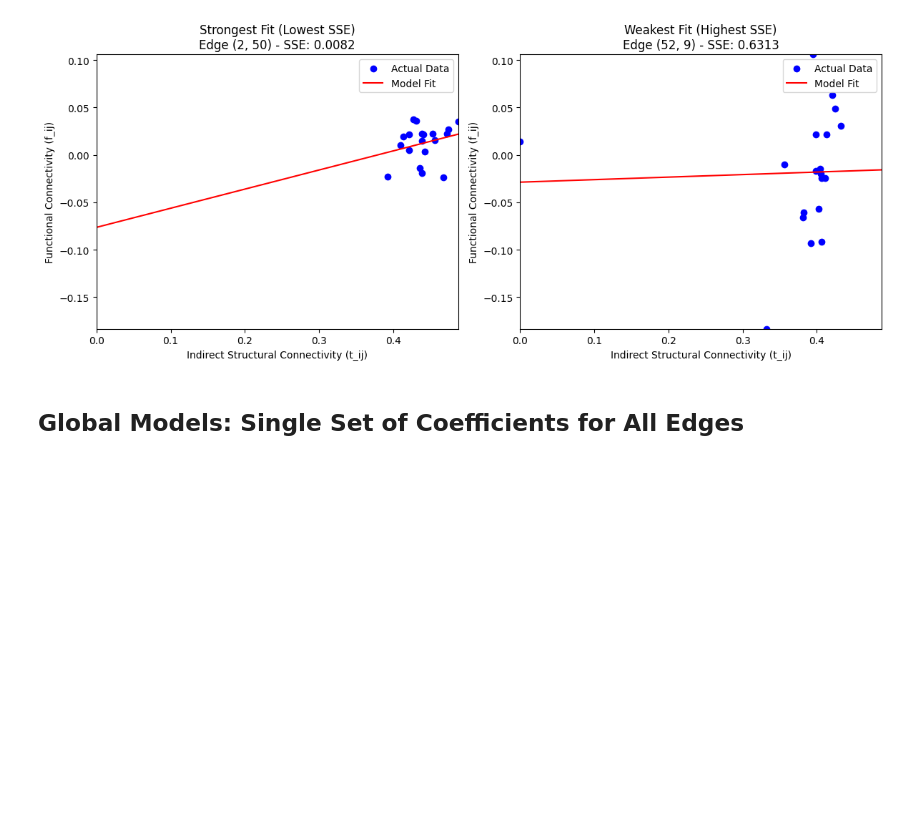
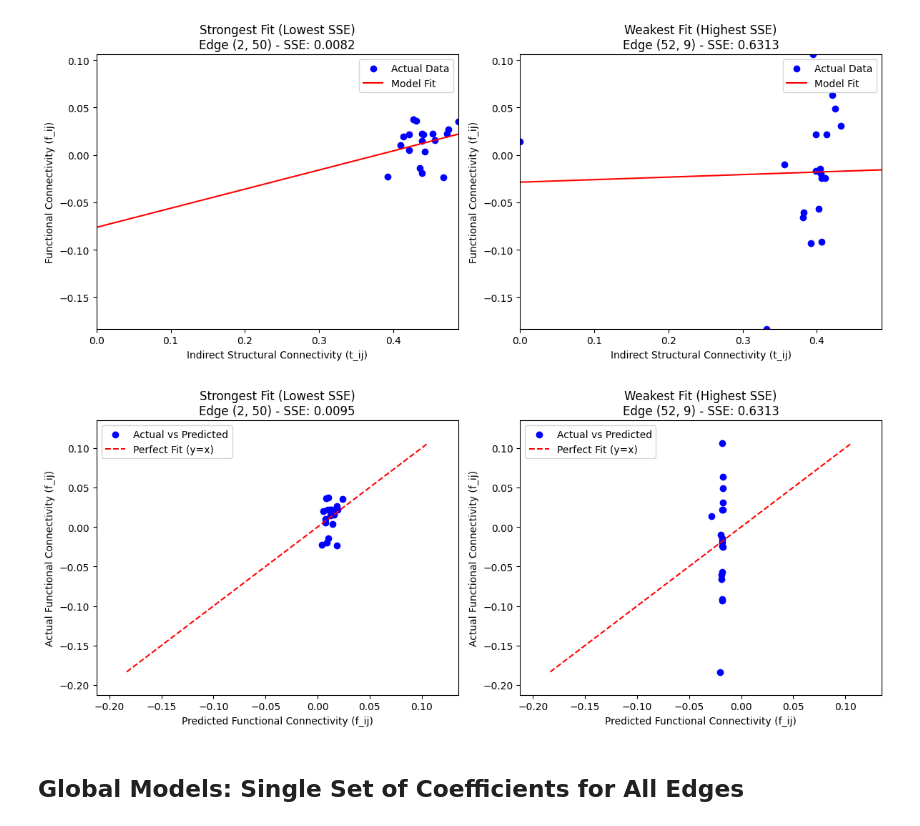
Before and after one commit to JamesHLS/Connectomes, a Jupyter notebook: Task2_3.ipynb, the cells around one changed output. Saved outputs shown, nothing was run; the diff lists cells and outputs as text; code cells hidden in the pictures; blank space fills up the shorter version.

```diff
--- a/Task2_3.ipynb
+++ b/Task2_3.ipynb
@@ -406,6 +415,91 @@ else:
     plt.show()
 # %% [output]
 [figure]
+# %%
+# Get common keys present in both results and SSE for consistency
+common_keys_model5 = set(model5_results.keys()) & set(sse_model5.keys())
+
+# Filter sse_model5 to only include common keys
+filtered_sse_model5 = {k: sse_model5[k] for k in common_keys_model5}
+
+if not filtered_sse_model5:
+    print("No common edges found between Model 5 results and SSE. Cannot plot best/worst fit.")
+else:
+    best_edge_model5 = min(filtered_sse_model5, key=filtered_sse_model5.get)
+    worst_edge_model5 = max(filtered_sse_model5, key=filtered_sse_model5.get)
+
+    edges_to_plot_model5 = {
+        "Strongest Fit (Lowest SSE)": best_edge_model5,
+        "Weakest Fit (Highest SSE)": worst_edge_model5
+    }
+
+    fig, axes = plt.subplots(1, 2, figsize=(12, 5))
+
+    all_actual_f_ij_vals = []
+    all_predicted_f_ij_vals = []
+
+    for title, edge in edges_to_plot_model5.items():
+        i, j = edge
+
+        # Actual functional connectivity values
+        f_ij_actual = np.array([functional[s][i, j] for s in subjects])
+
+        # Prepare exogenous variables for prediction
+        s_ij = np.array([structural[s][i, j] for s in subjects])
+        t_ij = np.array([T_matrices[s][i, j] for s in subjects])
+        X_pred = np.column_stack([s_ij, t_ij]) # Model 5 uses both s_ij and t_ij
+        X_pred = sm.add_constant(X_pred) # Add constant term
+
+        # Get model result for the current edge and predict
+        model_result = model5_results[edge]
+        predicted_f_ij = model_result.predict(X_pred)
+
+        all_actual_f_ij_vals.extend(f_ij_actual)
+        all_predicted_f_ij_vals.extend(predicted_f_ij)
+
+    # Determine global min/max for consistent scaling
+    global_min_val = min(min(all_actual_f_ij_vals), min(all_predicted_f_ij_vals))
+    global_max_val = max(max(all_actual_f_ij_vals), max(all_predicted_f_ij_vals))
+
+    # Add some padding to the limits
+    padding = (global_max_val - global_min_val) * 0.1
+    x_lim = (global_min_val - padding, global_max_val + padding)
+    y_lim = (global_min_val - padding, global_max_val + padding)
+
+    for ax_idx, (title, edge) in enumerate(edges_to_plot_model5.items()):
+        ax = axes[ax_idx]
+        i, j = edge
+
+        f_ij_actual = np.array([functional[s][i, j] for s in subjects])
+
+        s_ij = np.array([structural[s][i, j] for s in subjects])
+        t_ij = np.array([T_matrices[s][i, j] for s in subjects])
+        X_pred = np.column_stack([s_ij, t_ij])
+        X_pred = sm.add_constant(X_pred)
+
+        model_result = model5_results[edge]
+        predicted_f_ij = model_result.predict(X_pred)
+
+        # Scatter plot of actual vs predicted data
+        ax.scatter(predicted_f_ij, f_ij_actual, color='blue', label='Actual vs Predicted')
+
+        # Plot the perfect fit line (y=x)
+        ax.plot([global_min_val, global_max_val], [global_min_val, global_max_val], color='red', linestyle='--', label='Perfect Fit (y=x)')
+
+        # Formatting the plot
+        ax.set_title(f"{title}\nEdge ({i}, {j}) - SSE: {sse_model5[edge]:.4f}")
+        ax.set_xlabel("Predicted Functional Connectivity (f_ij)")
+        ax.set_ylabel("Actual Functional Connectivity (f_ij)")
+        ax.legend()
+
+        # Set consistent x and y limits
+        ax.set_xlim(x_lim)
+        ax.set_ylim(y_lim)
+
+    plt.tight_layout()
+    plt.show()
+# %% [output]
+[figure, added]
 # %% [markdown]
 ## Global Models: Single Set of Coefficients for All Edges
 # %%
```
Also changed, not shown: parts of 2 cells of this notebook.
